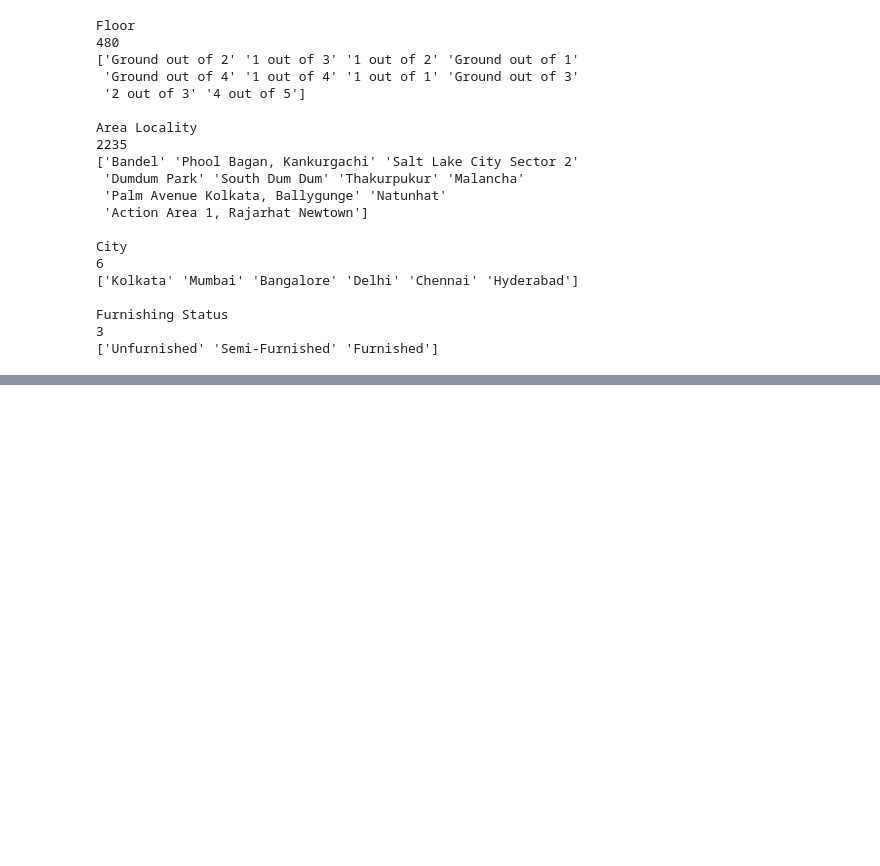
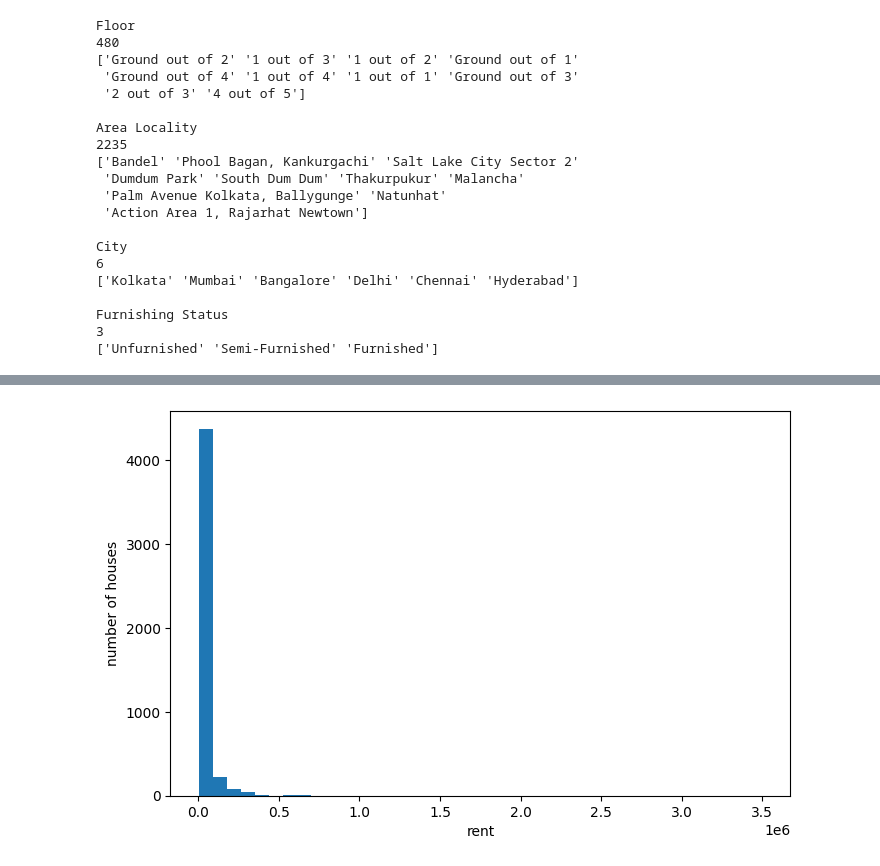
Before and after one commit to Comrade123-123/house-rent-predictor, a Jupyter notebook: house_rent_prediction.ipynb, the cells around one changed output, grey strips where cells are left out. Drawn from its saved outputs; the diff is of its cells as text; code cells hidden in the pictures; blank space fills up the shorter version.

```diff
--- a/house_rent_prediction.ipynb
+++ b/house_rent_prediction.ipynb
@@ -224,0 +260,9 @@ Furnishing Status
+# %%
+import matplotlib.pyplot as plt
+plt.figure(figsize=(8,5))
+plt.hist(df["Rent"],bins = 40)
+plt.xlabel("rent")
+plt.ylabel("number of houses")
+plt.show()
+# %% [output]
+[figure, added]
```
Also changed, not shown: parts of 2 cells of this notebook.
